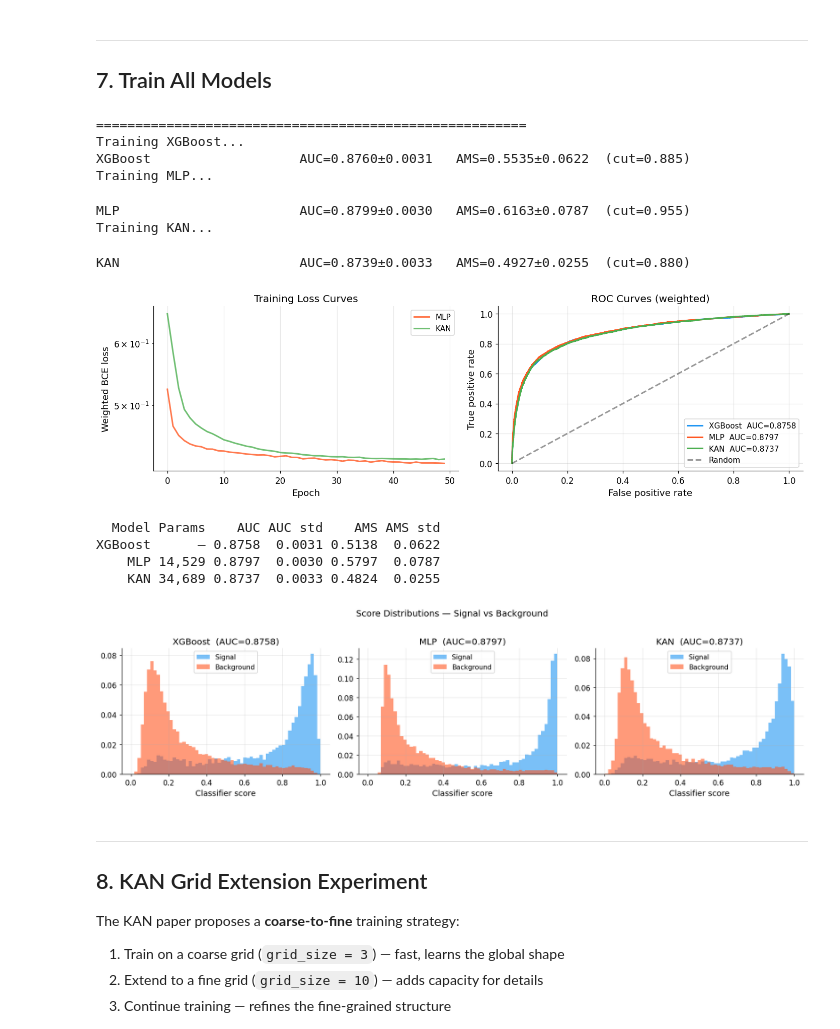
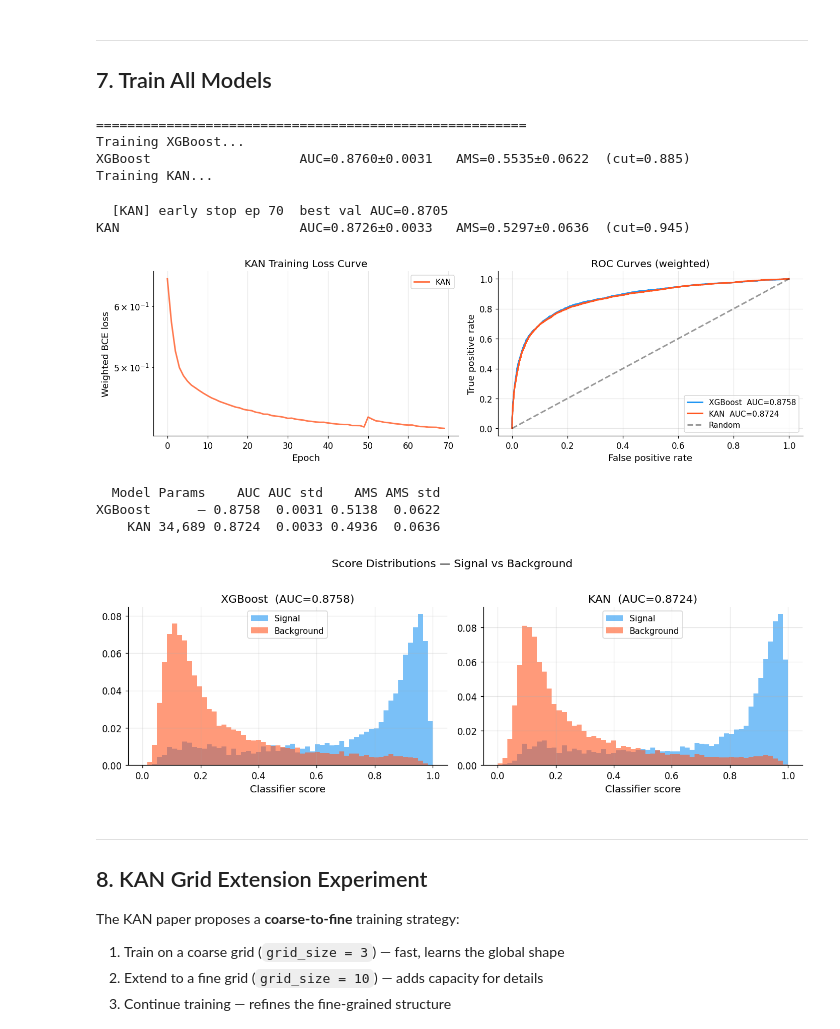
Before and after one commit to Said-Abolhassan-Razavi/KAN-Higgs-Internship, a Jupyter notebook: KAN_Higgs_Internship.ipynb, the cells around one changed output. Saved outputs shown, nothing was run; the diff lists cells and outputs as text; code cells hidden in the pictures.

Commit message:
Remove MLP: focus on KAN vs XGBoost, update results from fresh run

```diff
--- a/KAN_Higgs_Internship.ipynb
+++ b/KAN_Higgs_Internship.ipynb
@@ -775,7 +751,7 @@ def predict(model, X):
 ---
 ## 7. Train All Models
 # %%
-# == 12. XGBoost + MLP + KAN ================================================
+# == 12. XGBoost + KAN =====================================================
 # Training duration is controlled by EPOCHS_MAIN in the config cell (default 300).
 # Set EPOCHS_MAIN = 50 there for a quick smoke-test.
 print("="*55)
@@ -790,15 +766,6 @@ xgb_model.fit(X_tr, y_tr, sample_weight=w_tr_bal)
 xgb_pred = xgb_model.predict_proba(X_te)[:, 1]
 xgb_auc, xgb_ams, xgb_sauc, xgb_sams = evaluate("XGBoost", y_te, xgb_pred, w_te, bootstrap=True)
 
-print("Training MLP...")
-mlp = MLP(IN_DIM, MLP_HIDDEN)
-mlp_losses = train_pytorch(mlp, X_tr, y_tr, w_tr_bal,
-                           X_val=X_val, y_val=y_val, w_val=w_val,
-                           epochs=EPOCHS_MAIN, batch_size=1024,
-                           lr=LR_MLP, patience=PATIENCE, tag="MLP")
-mlp_pred = predict(mlp, X_te)
-mlp_auc, mlp_ams, mlp_sauc, mlp_sams = evaluate("MLP", y_te, mlp_pred, w_te, bootstrap=True)
-
 print("Training KAN...")
 kan = KANModel(IN_DIM, KAN_HIDDEN, KAN_GRID_SIZE, KAN_ORDER)
 kan_losses = train_pytorch(kan, X_tr, y_tr, w_tr_bal,
@@ -813,20 +780,18 @@ kan_auc, kan_ams, kan_sauc, kan_sams = evaluate("KAN", y_te, kan_pred, w_te, boo
 =======================================================
 Training XGBoost...
 XGBoost                   AUC=0.8760±0.0031   AMS=0.5535±0.0622  (cut=0.885)
-Training MLP...
+Training KAN...
-MLP                       AUC=0.8799±0.0030   AMS=0.6163±0.0787  (cut=0.955)
-Training KAN...
+  [KAN] early stop ep 70  best val AUC=0.8705
+KAN                       AUC=0.8726±0.0033   AMS=0.5297±0.0636  (cut=0.945)
-KAN                       AUC=0.8739±0.0033   AMS=0.4927±0.0255  (cut=0.880)
 # %%
-# ── 13. Training loss curves ──────────────────────────────────────────────────
+# ── 13. Training loss curve + ROC curves ──────────────────────────────────────────
 fig, (ax1, ax2) = plt.subplots(1, 2, figsize=(13, 4))
 
-# Loss curves
-ax1.plot(mlp_losses, color=COLORS[1], label='MLP', alpha=0.8)
-ax1.plot(kan_losses, color=COLORS[2], label='KAN', alpha=0.8)
+# Loss curve (KAN only — XGBoost has no epoch losses)
+ax1.plot(kan_losses, color=COLORS[1], label='KAN', alpha=0.8)
 ax1.set_xlabel('Epoch')
 ax1.set_ylabel('Weighted BCE loss')
-ax1.set_title('Training Loss Curves')
+ax1.set_title('KAN Training Loss Curve')
 ax1.legend()
 ax1.set_yscale('log')
 ax1.grid(True, alpha=0.3)
@@ -834,8 +799,7 @@ ax1.grid(True, alpha=0.3)
 # ROC curves
 for name, pred, color in [
     ('XGBoost', xgb_pred, COLORS[0]),
-    ('MLP',     mlp_pred, COLORS[1]),
-    ('KAN',     kan_pred, COLORS[2])
+    ('KAN',     kan_pred, COLORS[1])
 ]:
     fpr, tpr, _ = roc_curve(y_te, pred, sample_weight=w_te)
     auc_val = roc_auc_score(y_te, pred, sample_weight=w_te)
@@ -852,48 +816,47 @@ plt.tight_layout()
 plt.savefig('roc_and_loss.pdf', bbox_inches='tight')
 plt.show()
 # %% [output]
-[figure, old version]
+[figure, new version]
 # %%
-# ── 14. Summary table + score distributions ───────────────────────────────────
+# ── 14. Summary table + score distributions ───────────────────────────────────────
 summary = pd.DataFrame({
-    'Model'  : ['XGBoost', 'MLP', 'KAN'],
-    'Params' : ['—', f'{count_params(mlp):,}', f'{count_params(kan):,}'],
-    'AUC'    : [xgb_auc, mlp_auc, kan_auc],
-    'AUC std': [xgb_sauc, mlp_sauc, kan_sauc],
-    'AMS'    : [xgb_ams, mlp_ams, kan_ams],
-    'AMS std': [xgb_sams, mlp_sams, kan_sams],
+    'Model'  : ['XGBoost', 'KAN'],
+    'Params' : ['—', f'{count_params(kan):,}'],
+    'AUC'    : [xgb_auc, kan_auc],
+    'AUC std': [xgb_sauc, kan_sauc],
+    'AMS'    : [xgb_ams, kan_ams],
+    'AMS std': [xgb_sams, kan_sams],
 })
 for c in ['AUC','AUC std','AMS','AMS std']:
     summary[c] = summary[c].map('{:.4f}'.format)
 print(summary.to_string(index=False))
 
 # Score distributions
-fig, axes = plt.subplots(1, 3, figsize=(15, 4), sharey=False)
+fig, axes = plt.subplots(1, 2, figsize=(12, 4), sharey=False)
 bins = np.linspace(0, 1, 60)
 for ax, (name, pred) in zip(axes, [
-    ('XGBoost', xgb_pred), ('MLP', mlp_pred), ('KAN', kan_pred)
+    ('XGBoost', xgb_pred), ('KAN', kan_pred)
 ]):
     sig_w = w_te[y_te == 1] / w_te[y_te == 1].sum()
     bkg_w = w_te[y_te == 0] / w_te[y_te == 0].sum()
     ax.hist(pred[y_te == 1], bins=bins, weights=sig_w, alpha=0.6,
             color=COLORS[0], label='Signal')
     ax.hist(pred[y_te == 0], bins=bins, weights=bkg_w, alpha=0.6,
             color=COLORS[1], label='Background')
     ax.set_title(f'{name}  (AUC={roc_auc_score(y_te,pred,sample_weight=w_te):.4f})')
     ax.set_xlabel('Classifier score')
     ax.legend()
     ax.grid(True, alpha=0.3)
 
 plt.suptitle('Score Distributions — Signal vs Background', y=1.02)
 plt.tight_layout()
 plt.savefig('score_distributions.pdf', bbox_inches='tight')
 plt.show()
 # %% [output]
   Model Params    AUC AUC std    AMS AMS std
 XGBoost      — 0.8758  0.0031 0.5138  0.0622
-    MLP 14,529 0.8797  0.0030 0.5797  0.0787
-    KAN 34,689 0.8737  0.0033 0.4824  0.0255
+    KAN 34,689 0.8724  0.0033 0.4936  0.0636
-[figure, old version]
+[figure, new version]
 # %% [markdown]
 ---
 ## 8. KAN Grid Extension Experiment
```
Also changed, not shown: parts of 17 cells of this notebook, 2 other files.
